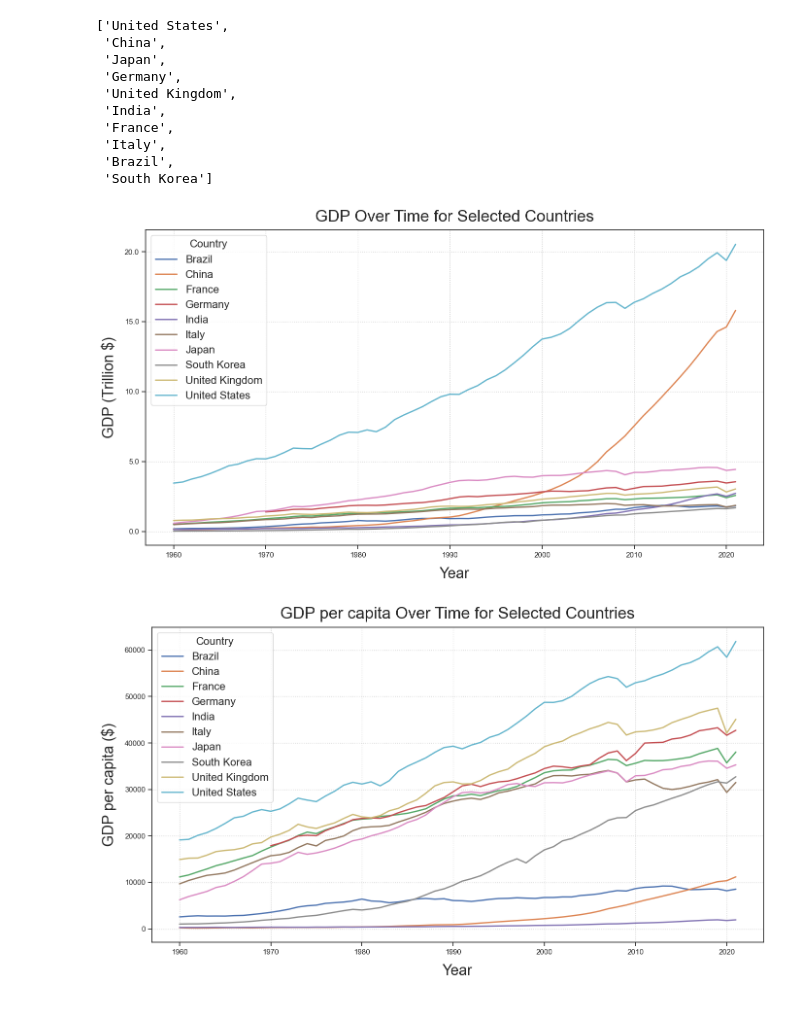
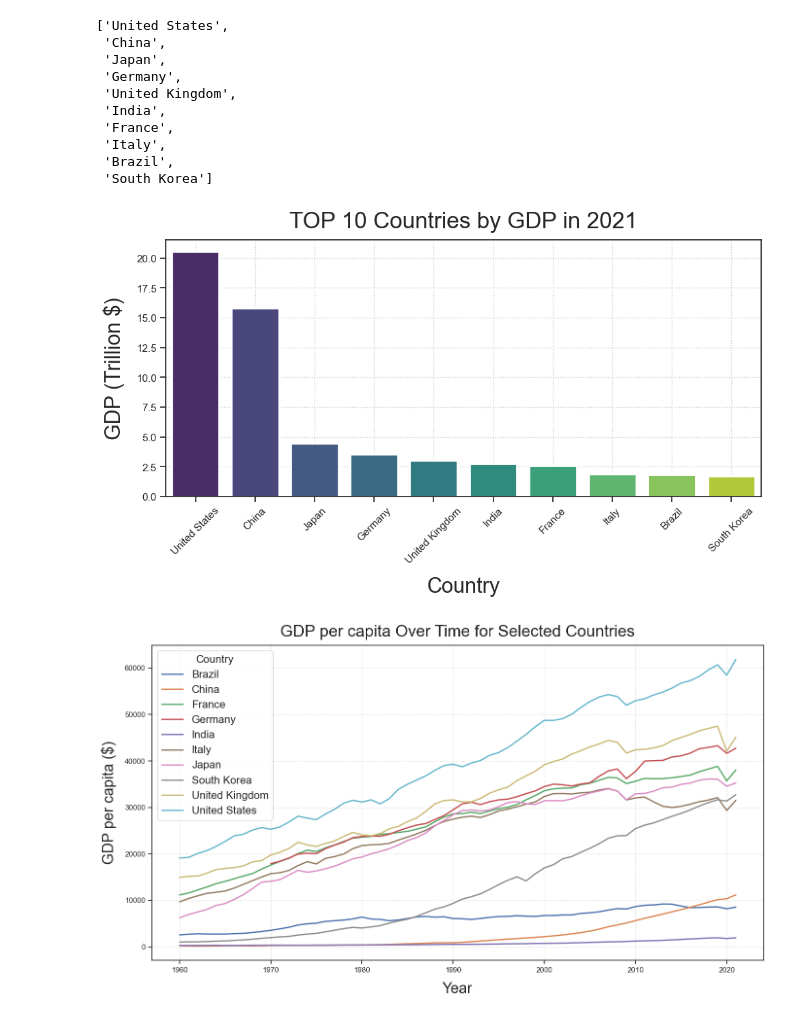
Before and after one commit to VUDataSci/data-presentation-kuangxh9, a Jupyter notebook: EDA_presentation.ipynb, the cells around one changed output. Saved outputs shown, nothing was run; the diff lists cells and outputs as text; code cells hidden in the pictures.

```diff
--- a/EDA_presentation.ipynb
+++ b/EDA_presentation.ipynb
@@ -34,25 +34,26 @@ list(selected_countries.values)
  'South Korea']
 # %%
 nation_gdp_filtered = nation_gdp[nation_gdp['Entity'].isin(selected_countries)]
+nation_gdp_filtered = nation_gdp_filtered[nation_gdp_filtered['Year']==2021].sort_values(by='GDP (constant 2015 US$)', ascending=False)
 def formatter(x, pos):
     return '{:.1f}'.format(x*1e-12)
 
 formatter = ticker.FuncFormatter(formatter)
 
 sns.set(style="ticks")
-plt.figure(figsize=(14, 8))
-sns.lineplot(data=nation_gdp_filtered, x='Year', y='GDP (constant 2015 US$)', hue='Entity', linewidth=2, linestyle='-')
+plt.figure(figsize=(10, 6))
+sns.barplot(data=nation_gdp_filtered, x='Entity', y='GDP (constant 2015 US$)', hue='Entity', palette='viridis',linewidth=2, linestyle='-')
 plt.grid(linewidth=1, linestyle=':')
-plt.title('GDP Over Time for Selected Countries', fontsize='24', pad=12.5)
-plt.xlabel('Year', fontsize='22', labelpad =12.5)
+plt.title('TOP 10 Countries by GDP in 2021', fontsize='24', pad=12.5)
+plt.xlabel('Country', fontsize='22', labelpad =12.5)
 plt.ylabel('GDP (Trillion $)', fontsize='22', labelpad =12.5)
 plt.gca().yaxis.set_major_formatter(formatter)
-plt.legend(title='Country', title_fontsize='16', fontsize='16', loc='upper left')
+plt.xticks(rotation=45)
 plt.tight_layout()
 plt.savefig('nation_gpd.png')
 plt.show()
 # %% [output]
-[figure, old version]
+[figure, new version]
 # %%
 nation_gdp_per_capita_filtered = nation_gdp_per_capita[nation_gdp['Entity'].isin(selected_countries)]
 
```
Also changed, not shown: parts of 9 cells of this notebook, 6 other files.
